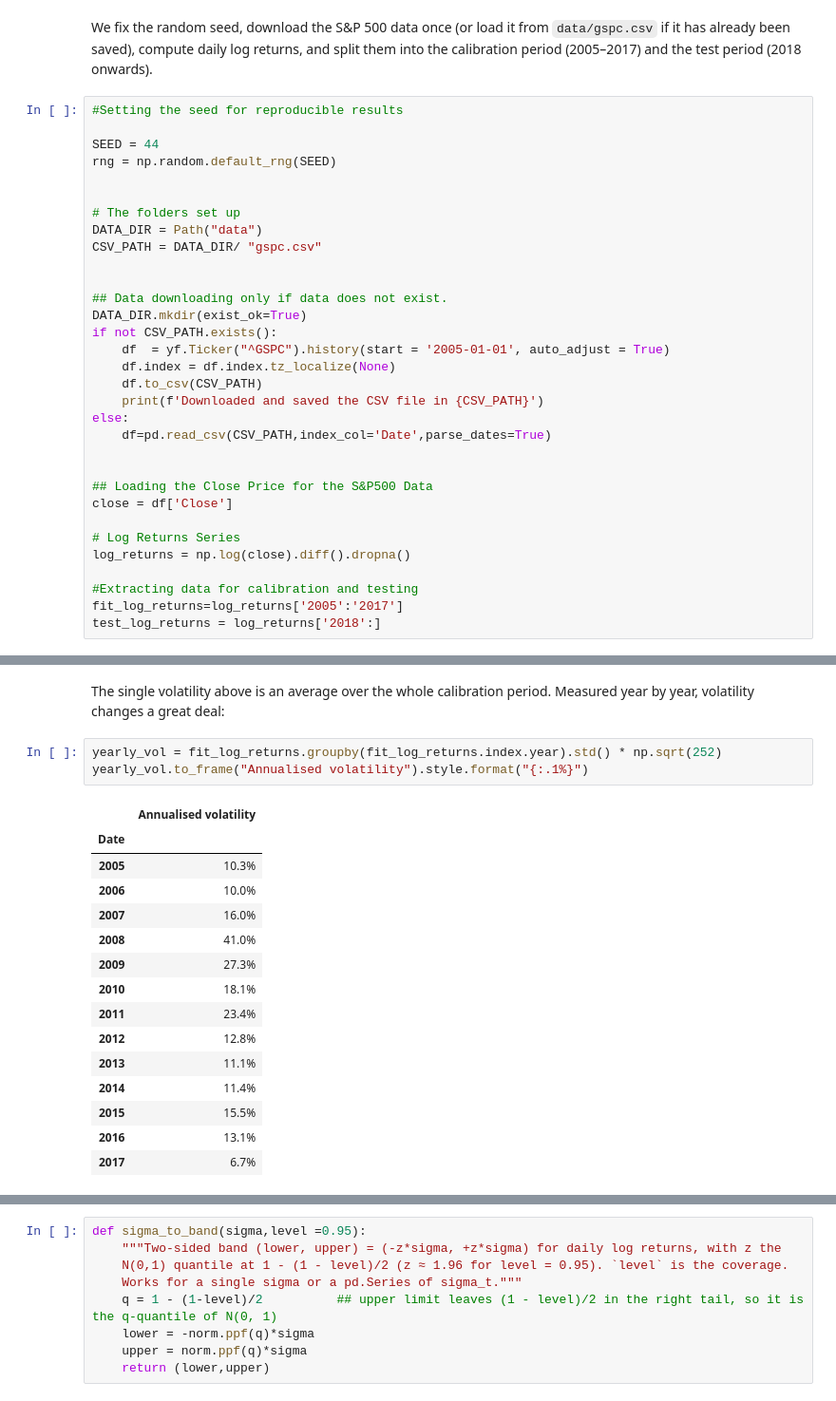
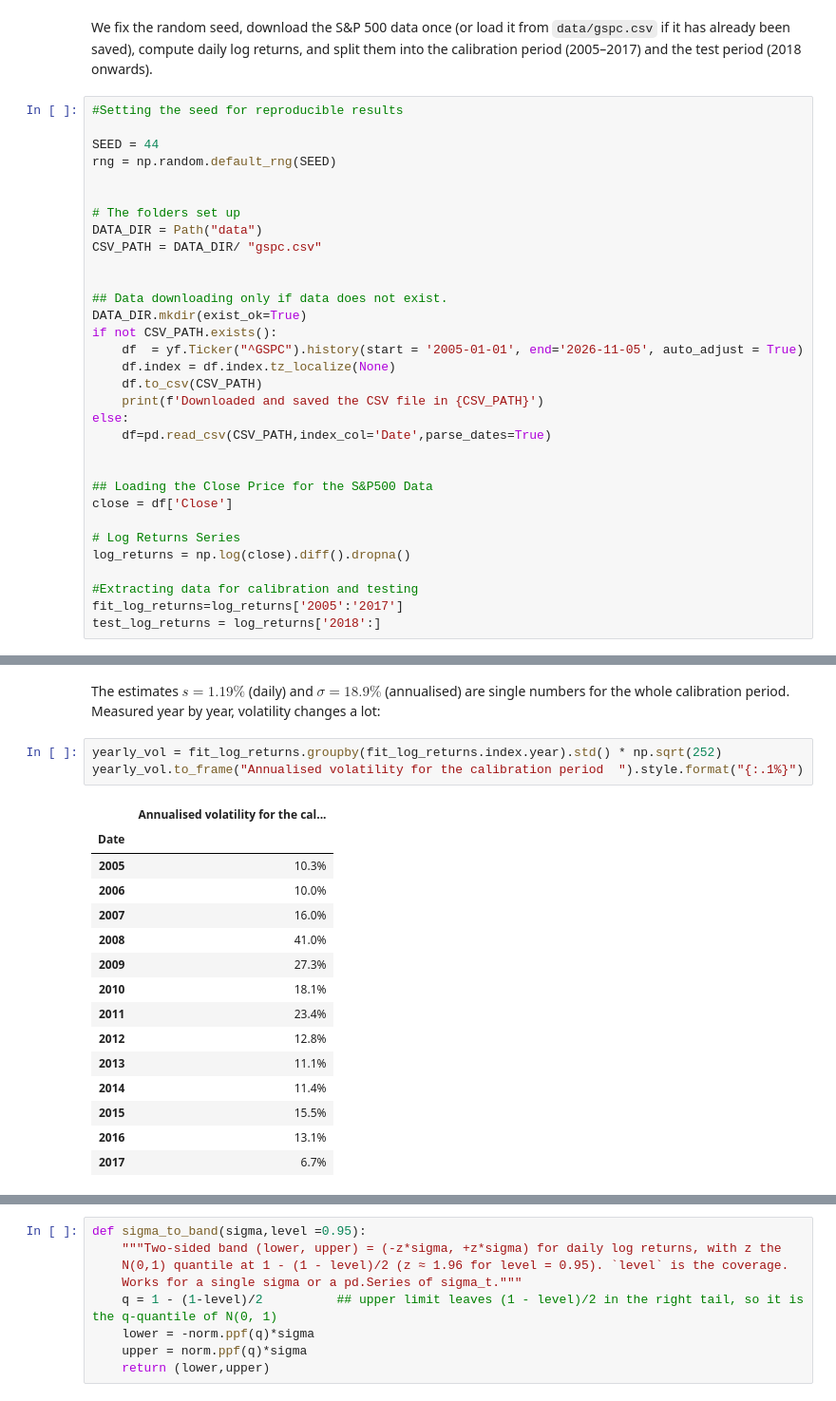
Before and after one commit to Harry140896/Volatility-band-width, a Jupyter notebook: volatility_band_width.ipynb, the cells around one changed output, grey strips where cells are left out. Shown at 95% size. Cells and saved outputs as stored; diff of their text form.

```diff
--- a/volatility_band_width.ipynb
+++ b/volatility_band_width.ipynb
@@ -57,7 +60,7 @@ CSV_PATH = DATA_DIR/ "gspc.csv"
 ## Data downloading only if data does not exist.
 DATA_DIR.mkdir(exist_ok=True)
 if not CSV_PATH.exists():
-    df  = yf.Ticker("^GSPC").history(start = '2005-01-01', auto_adjust = True)
+    df  = yf.Ticker("^GSPC").history(start = '2005-01-01', end='2026-11-05', auto_adjust = True)
     df.index = df.index.tz_localize(None)
     df.to_csv(CSV_PATH)
     print(f'Downloaded and saved the CSV file in {CSV_PATH}')
@@ -137,12 +146,12 @@ plt.show()
 # %% [output]
 [figure]
 # %% [markdown]
-The single volatility above is an average over the whole calibration period. Measured year by year, volatility changes a great deal:
+The estimates $s = 1.19\%$ (daily) and $\sigma = 18.9\%$ (annualised) are single numbers for the whole calibration period. Measured year by year, volatility changes a lot:
 # %%
 yearly_vol = fit_log_returns.groupby(fit_log_returns.index.year).std() * np.sqrt(252)
-yearly_vol.to_frame("Annualised volatility").style.format("{:.1%}")
+yearly_vol.to_frame("Annualised volatility for the calibration period  ").style.format("{:.1%}")
 # %% [output]
-|  | Annualised volatility |
+|  | Annualised volatility for the cal... |
 | Date |  |
 | 2005 | 10.3% |
 | 2006 | 10.0% |
```
Also changed, not shown: parts of 42 cells of this notebook, 2 other files.
